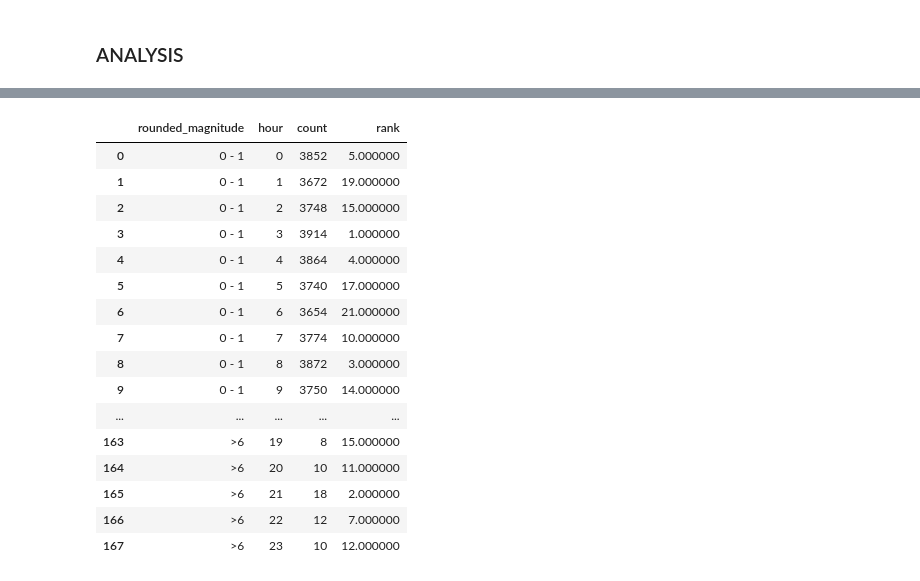
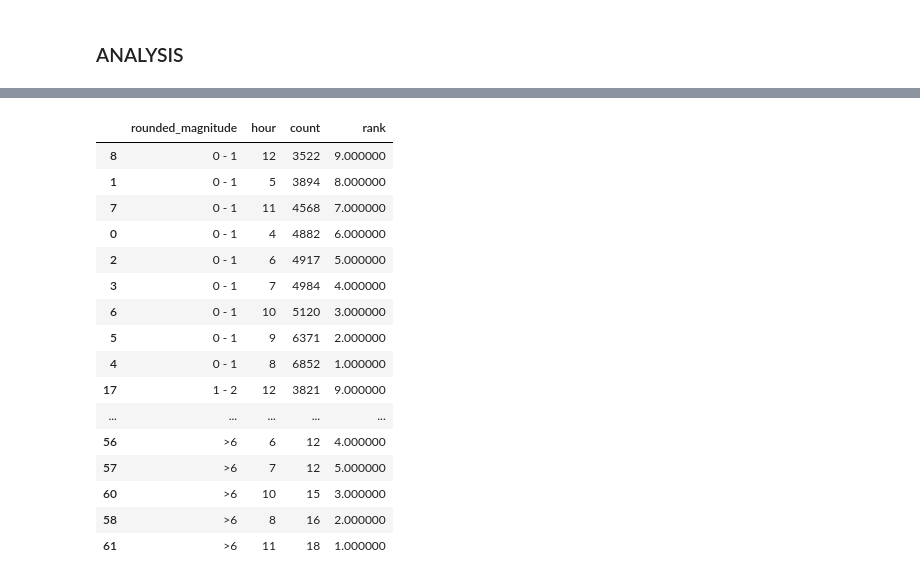
Before and after one commit to bhankit1410/assignments, a Jupyter notebook: tesla-assignment-notebook.ipynb, the cells around one changed output, grey strips where cells are left out. Drawn from its saved outputs; the diff is of its cells as text; code cells hidden in the pictures.

```diff
--- a/tesla-assignment-notebook.ipynb
+++ b/tesla-assignment-notebook.ipynb
@@ -107,7 +107,7 @@ for date_range, url in urls.items():
         val.append((event_id, place, mag, time, longitude, latitude, depth))
 
     print(f"loading the data for {date_range}")
-    # cursor.executemany(sql, val)
+    cursor.executemany(sql, val)
     mydb.commit()
 # %% [output]
 fetching the data for 2017-01-01 to 2017-2-01
@@ -133,26 +133,15 @@ loading the data for 2017-12-01 to 2018-01-01
 # load back the data from Mysql ( could be a decoupled job )
 cursor.execute('SELECT * FROM earthquakes')
 table_rows = cursor.fetchall()
-df = pd.DataFrame(table_rows, columns=cursor.column_names).set_index('Id')
+df = pd.DataFrame(table_rows, columns=cursor.column_names).set_index('id')
+
+def _convert_epoch_millis(millis):
+    hours=(millis/(1000*60*60))%24
+    return int(hours)
 
 #  transformstions for the requested data.
 filtered_df = df[df.mag.notnull()][df['mag'] >= 0]
-filtered_df["hour"] = [time.gmtime(datetime).tm_hour for datetime in filtered_df["time"]]
+
 filtered_df["rounded_magnitude"] = [f'{int(mag)} - {int(mag)+1}' if mag < 6 else ">6" for mag in filtered_df["mag"]]
 
-
-# query 5:
-strongest_earthquake = filtered_df.query('mag == mag.max()').iloc[0]
-print("strongest_earthquake")
-print(strongest_earthquake)
-
-
-# query 6:
-agg = filtered_df.groupby(['rounded_magnitude', 'hour'])['time'].count().reset_index(name="count")
-
-agg['rank'] = agg.groupby(['rounded_magnitude'])['count'].rank(method='first', ascending=False)
-hour_for_earthquakes = agg[agg['rank'] == 1.0]
-print("highest probable hour of earth quakes bucketed by the range requested of magnitude")
-hour_for_earthquakes.head(10)
-cm = sns.light_palette("lightgreen", as_cmap=True)
-agg.sort_values(by=['rounded_magnitude', 'count']).style.background_gradient(cmap=cm,subset=pd.IndexSlice[:, ['hour']])
+filtered_df["hour"] = [_convert_epoch_millis(datetime) for datetime in (filtered_df["time"]/1000)]
@@ -178,20 +198,22 @@ Name: 101515, dtype: object
 # %%
-agg.sort_values(by=['rounded_magnitude', 'hour']).style.background_gradient(cmap=cm,subset=pd.IndexSlice[:, ['rank']])
+
+cm = sns.light_palette("lightgreen", as_cmap=True)
+agg.sort_values(by=['rounded_magnitude', 'count']).style.background_gradient(cmap=cm,subset=pd.IndexSlice[:, ['hour']])
 # %% [output]
 |  | rounded_magnitude | hour | count | rank |
-| 0 | 0 - 1 | 0 | 3852 | 5.000000 |
-| 1 | 0 - 1 | 1 | 3672 | 19.000000 |
-| 2 | 0 - 1 | 2 | 3748 | 15.000000 |
-| 3 | 0 - 1 | 3 | 3914 | 1.000000 |
-| 4 | 0 - 1 | 4 | 3864 | 4.000000 |
-| 5 | 0 - 1 | 5 | 3740 | 17.000000 |
-| 6 | 0 - 1 | 6 | 3654 | 21.000000 |
-| 7 | 0 - 1 | 7 | 3774 | 10.000000 |
-| 8 | 0 - 1 | 8 | 3872 | 3.000000 |
-| 9 | 0 - 1 | 9 | 3750 | 14.000000 |
+| 8 | 0 - 1 | 12 | 3522 | 9.000000 |
+| 1 | 0 - 1 | 5 | 3894 | 8.000000 |
+| 7 | 0 - 1 | 11 | 4568 | 7.000000 |
+| 0 | 0 - 1 | 4 | 4882 | 6.000000 |
+| 2 | 0 - 1 | 6 | 4917 | 5.000000 |
+| 3 | 0 - 1 | 7 | 4984 | 4.000000 |
+| 6 | 0 - 1 | 10 | 5120 | 3.000000 |
+| 5 | 0 - 1 | 9 | 6371 | 2.000000 |
+| 4 | 0 - 1 | 8 | 6852 | 1.000000 |
+| 17 | 1 - 2 | 12 | 3821 | 9.000000 |
 | ... | ... | ... | ... | ... |
-| 163 | >6 | 19 | 8 | 15.000000 |
-| 164 | >6 | 20 | 10 | 11.000000 |
-| 165 | >6 | 21 | 18 | 2.000000 |
-| 166 | >6 | 22 | 12 | 7.000000 |
-| 167 | >6 | 23 | 10 | 12.000000 |
+| 56 | >6 | 6 | 12 | 4.000000 |
+| 57 | >6 | 7 | 12 | 5.000000 |
+| 60 | >6 | 10 | 15 | 3.000000 |
+| 58 | >6 | 8 | 16 | 2.000000 |
+| 61 | >6 | 11 | 18 | 1.000000 |
```
Also changed, not shown: parts of 5 cells of this notebook, 2 other files.
